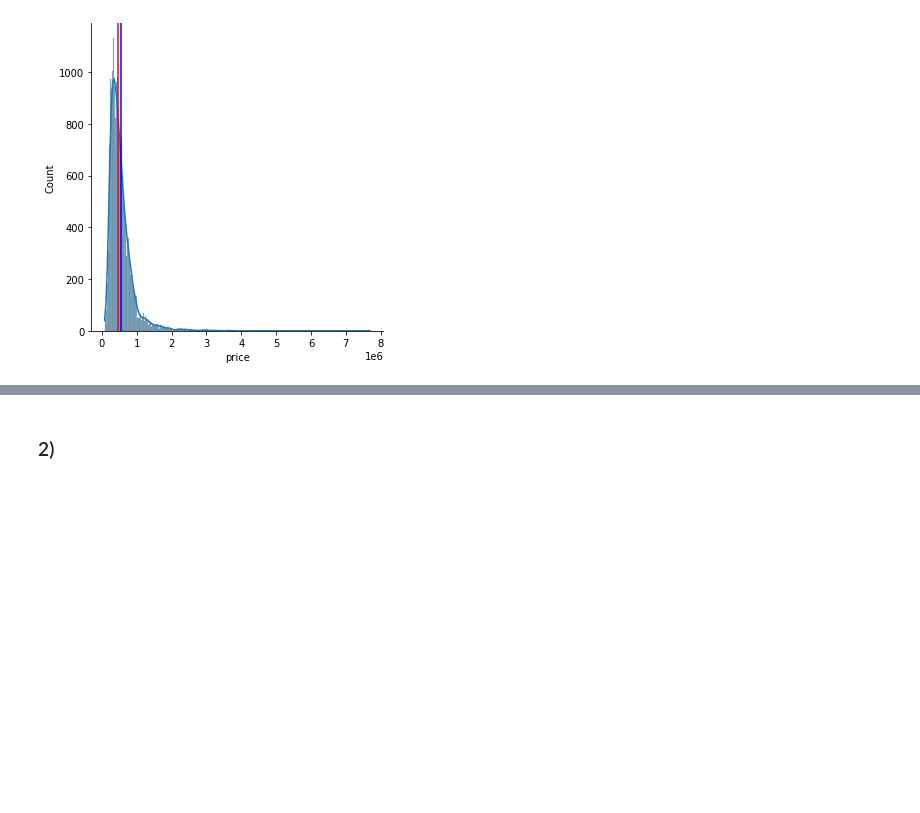
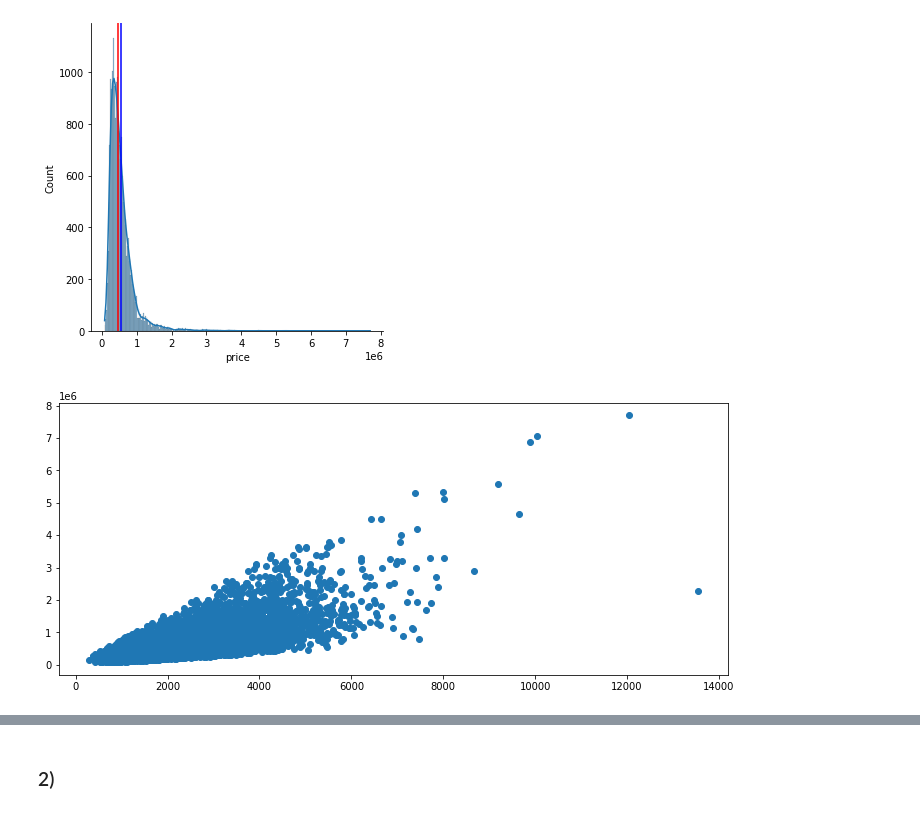
Before and after one commit to Team-Geuknak/CSAI_assignment, a Jupyter notebook: n211a_문제삭제공유_ipynb의_사본.ipynb, the cells around one changed output, grey strips where cells are left out. Drawn from its saved outputs; the diff is of its cells as text; code cells hidden in the pictures; blank space fills up the shorter version.

```diff
--- a/n211a_문제삭제공유_ipynb의_사본.ipynb
+++ b/n211a_문제삭제공유_ipynb의_사본.ipynb
@@ -89,3 +89,7 @@ plt.axvline(select_df['price'].median(), color='red') #중간값
 # %% [output]
 <matplotlib.lines.Line2D at 0x...>
 [figure]
+# %%
+plt.scatter(df['sqft_living'], df['price']);
+# %% [output]
+[figure, added]
```
Also changed, not shown: parts of 2 cells of this notebook.
